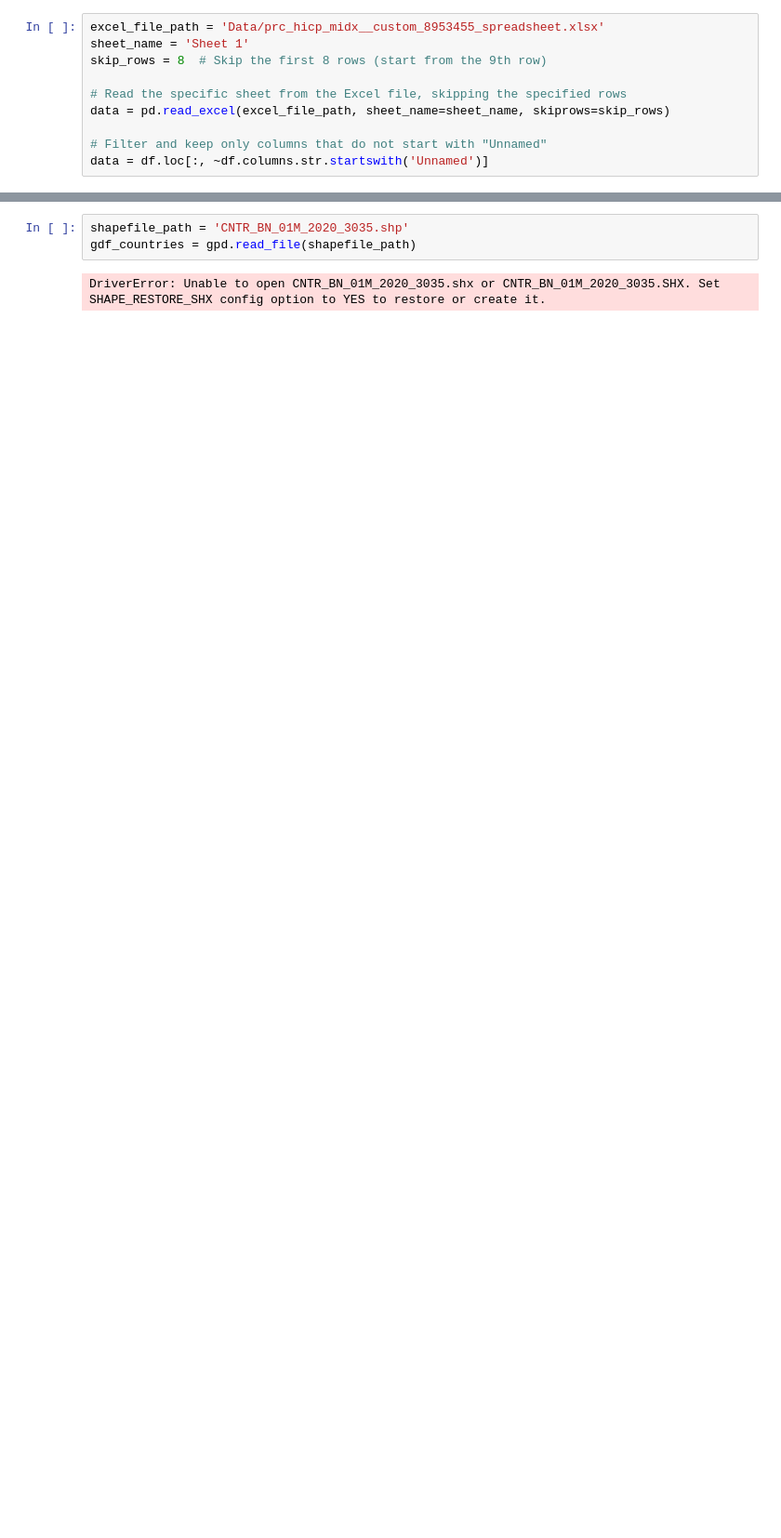
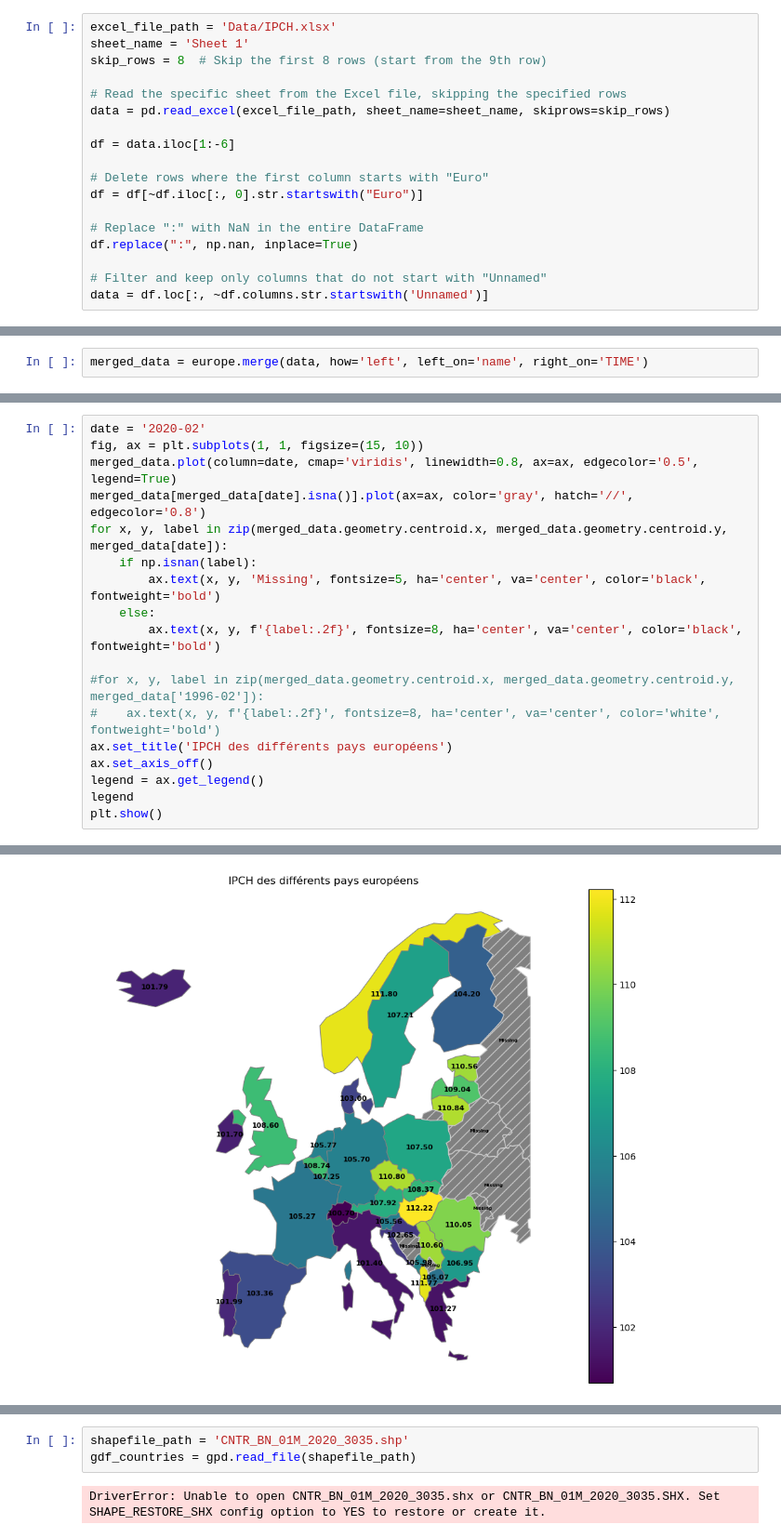
Before and after one commit to NathanVnh/Projet-Python, a Jupyter notebook: Carte.ipynb, the cells around one changed output, grey strips where cells are left out. Shown at 93% size. Saved outputs shown, nothing was run; the diff lists cells and outputs as text; blank space fills up the shorter version.

```diff
--- a/Carte.ipynb
+++ b/Carte.ipynb
@@ -7,10 +9,18 @@ import numpy as np
 # %%
-excel_file_path = 'Data/prc_hicp_midx__custom_8953455_spreadsheet.xlsx'
+excel_file_path = 'Data/IPCH.xlsx'
 sheet_name = 'Sheet 1'
 skip_rows = 8  # Skip the first 8 rows (start from the 9th row)
 
 # Read the specific sheet from the Excel file, skipping the specified rows
 data = pd.read_excel(excel_file_path, sheet_name=sheet_name, skiprows=skip_rows)
 
+df = data.iloc[1:-6]
+
+# Delete rows where the first column starts with "Euro"
+df = df[~df.iloc[:, 0].str.startswith("Euro")]
+
+# Replace ":" with NaN in the entire DataFrame
+df.replace(":", np.nan, inplace=True)
+
 # Filter and keep only columns that do not start with "Unnamed"
 data = df.loc[:, ~df.columns.str.startswith('Unnamed')]
@@ -16,0 +54,2 @@ data = df.loc[:, ~df.columns.str.startswith('Unnamed')]
+# %%
+merged_data = europe.merge(data, how='left', left_on='name', right_on='TIME')
@@ -16,0 +91,19 @@ data = df.loc[:, ~df.columns.str.startswith('Unnamed')]
+# %%
+date = '2020-02'
+fig, ax = plt.subplots(1, 1, figsize=(15, 10))
+merged_data.plot(column=date, cmap='viridis', linewidth=0.8, ax=ax, edgecolor='0.5', legend=True)
+merged_data[merged_data[date].isna()].plot(ax=ax, color='gray', hatch='//', edgecolor='0.8')
+for x, y, label in zip(merged_data.geometry.centroid.x, merged_data.geometry.centroid.y, merged_data[date]):
+    if np.isnan(label):
+        ax.text(x, y, 'Missing', fontsize=5, ha='center', va='center', color='black', fontweight='bold')
+    else:
+        ax.text(x, y, f'{label:.2f}', fontsize=8, ha='center', va='center', color='black', fontweight='bold')
+
+#for x, y, label in zip(merged_data.geometry.centroid.x, merged_data.geometry.centroid.y, merged_data['1996-02']):
+#    ax.text(x, y, f'{label:.2f}', fontsize=8, ha='center', va='center', color='white', fontweight='bold')
+ax.set_title('IPCH des différents pays européens')
+ax.set_axis_off()
+legend = ax.get_legend()
+legend
+plt.show()
+# %% [output]
@@ -17,3 +111,4 @@ data = df.loc[:, ~df.columns.str.startswith('Unnamed')]
+[figure, added]
 # %%
 data
 # %% [output]
```
Also changed, not shown: parts of 17 cells of this notebook.
